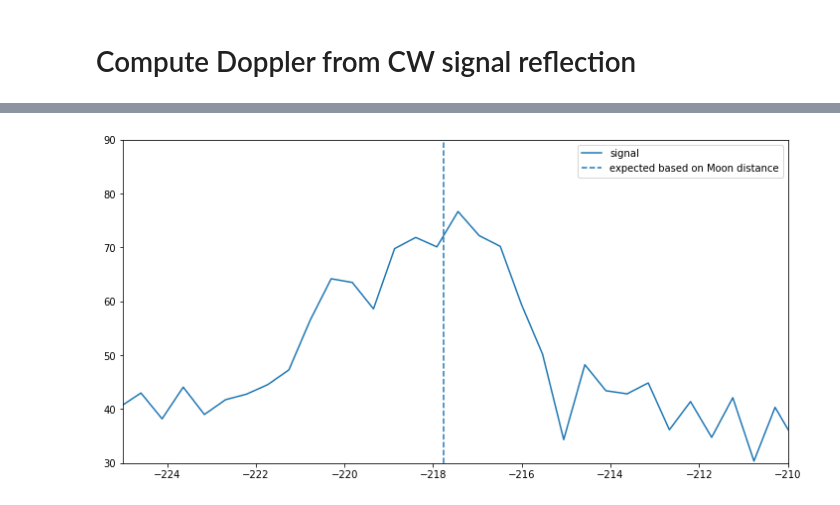
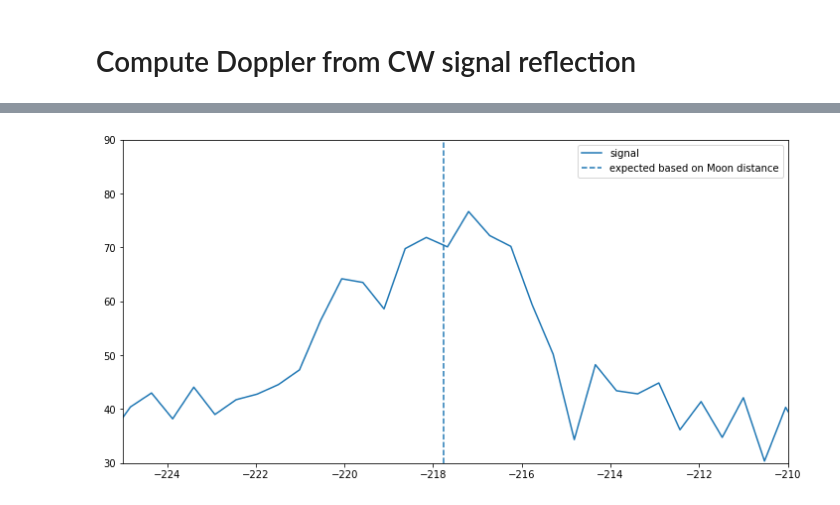
Before and after one commit to tammojan/satnotebooks, a Jupyter notebook: moon_cw_echo.ipynb, the cells around one changed output, grey strips where cells are left out. Cells and saved outputs as stored; diff of their text form; code cells hidden in the pictures.

```diff
--- a/moon_cw_echo.ipynb
+++ b/moon_cw_echo.ipynb
@@ -76,10 +79,10 @@ l = len(my_fft)
 # %%
 fig, ax0 = plt.subplots(figsize=(12, 6))
-freq_offset = -1e6 + 2e6 * np.arange(l) / l
+freq_offset = -1e6 + np.linspace(0, 2e6, len(my_fft))
 ax0.plot(freq_offset, 20 * np.log10(np.abs(my_fft)), label="signal")
 ax0.axvline(moon_doppler(Time("2021-10-05T12:26:57")).to(u.Hz).value, linestyle="--", label='expected based on Moon distance')
 ax0.set_xlim([-225, -210])
 ax0.legend(loc='upper right')
 ax0.set_ylim([30, 90]);
 # %% [output]
-[figure, old version]
+[figure, new version]
```
Also changed, not shown: parts of 5 cells of this notebook.
